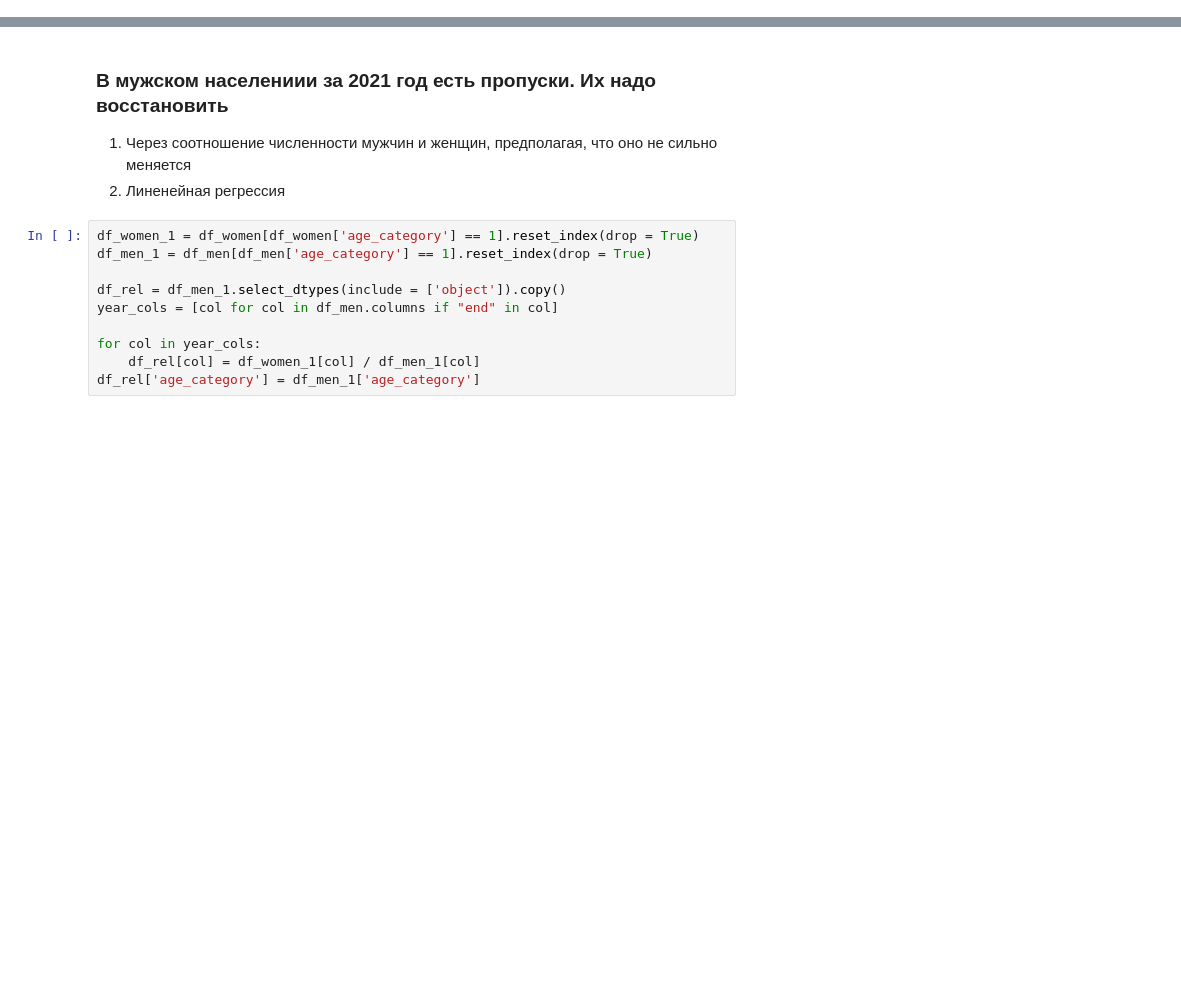
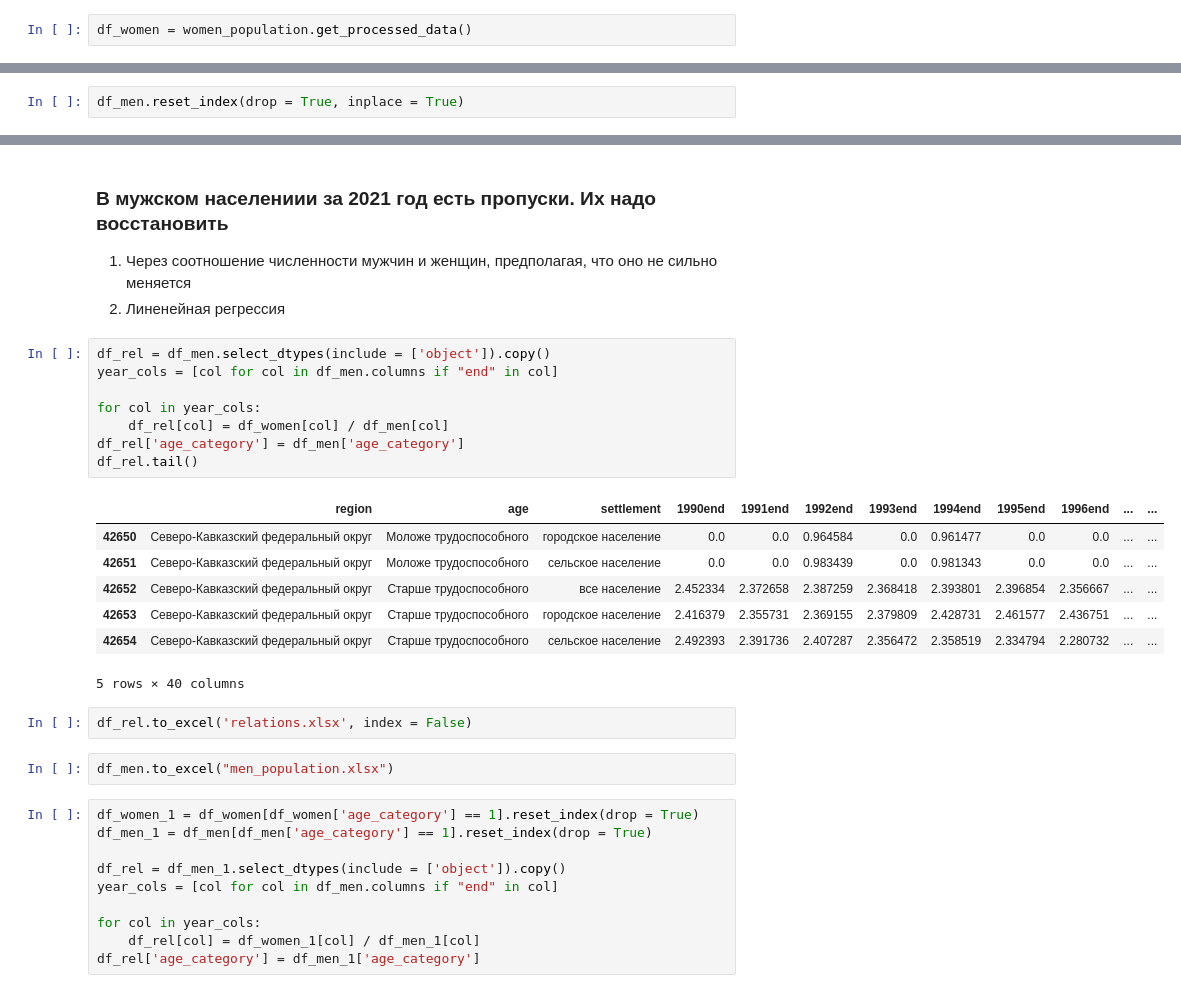
Before and after one commit to Derniska/fedstatt_parser, a Jupyter notebook: indicators.ipynb, the cells around one changed output, grey strips where cells are left out. Saved outputs shown, nothing was run; the diff lists cells and outputs as text; blank space fills up the shorter version.

```diff
--- a/indicators.ipynb
+++ b/indicators.ipynb
@@ -403,0 +306,2 @@ get_categories(filter_raw, values)
+# %%
+df_women = women_population.get_processed_data()
@@ -743,6 +651,8 @@ mask = df_men[['region', 'age', 'settlement']].apply(tuple, axis=1).isin(
     diff_values[['region', 'age', 'settlement']].apply(tuple, axis=1)
 )
 df_men = df_men[~mask]
+# %%
+df_men.reset_index(drop = True, inplace = True)
 # %%
 df_men.shape[0] == df_women.shape[0]
 # %% [output]
@@ -751,6 +661,26 @@ True
 ### В мужском населениии за 2021 год есть пропуски. Их надо восстановить
 1) Через соотношение численности мужчин и женщин, предполагая, что оно не сильно меняется
 2) Линенейная регрессия
+# %%
+df_rel = df_men.select_dtypes(include = ['object']).copy()
+year_cols = [col for col in df_men.columns if "end" in col]
+
+for col in year_cols:
+    df_rel[col] = df_women[col] / df_men[col]
+df_rel['age_category'] = df_men['age_category']
+df_rel.tail()
+# %% [output]
+|  | region | age | settlement | 1990end | 1991end | 1992end | 1993end | 1994end | 1995end | 1996end | ... | ... |
+| 42650 | Северо-Кавказский федеральный округ | Моложе трудоспособного | городское население | 0.0 | 0.0 | 0.964584 | 0.0 | 0.961477 | 0.0 | 0.0 | ... | ... |
+| 42651 | Северо-Кавказский федеральный округ | Моложе трудоспособного | сельское население | 0.0 | 0.0 | 0.983439 | 0.0 | 0.981343 | 0.0 | 0.0 | ... | ... |
+| 42652 | Северо-Кавказский федеральный округ | Старше трудоспособного | все население | 2.452334 | 2.372658 | 2.387259 | 2.368418 | 2.393801 | 2.396854 | 2.356667 | ... | ... |
+| 42653 | Северо-Кавказский федеральный округ | Старше трудоспособного | городское население | 2.416379 | 2.355731 | 2.369155 | 2.379809 | 2.428731 | 2.461577 | 2.436751 | ... | ... |
+| 42654 | Северо-Кавказский федеральный округ | Старше трудоспособного | сельское население | 2.492393 | 2.391736 | 2.407287 | 2.356472 | 2.358519 | 2.334794 | 2.280732 | ... | ... |
+5 rows × 40 columns
+# %%
+df_rel.to_excel('relations.xlsx', index = False)
+# %%
+df_men.to_excel("men_population.xlsx")
 # %%
 df_women_1 = df_women[df_women['age_category'] == 1].reset_index(drop = True)
 df_men_1 = df_men[df_men['age_category'] == 1].reset_index(drop = True)
```
Also changed, not shown: parts of 26 cells of this notebook, 2 other files.
